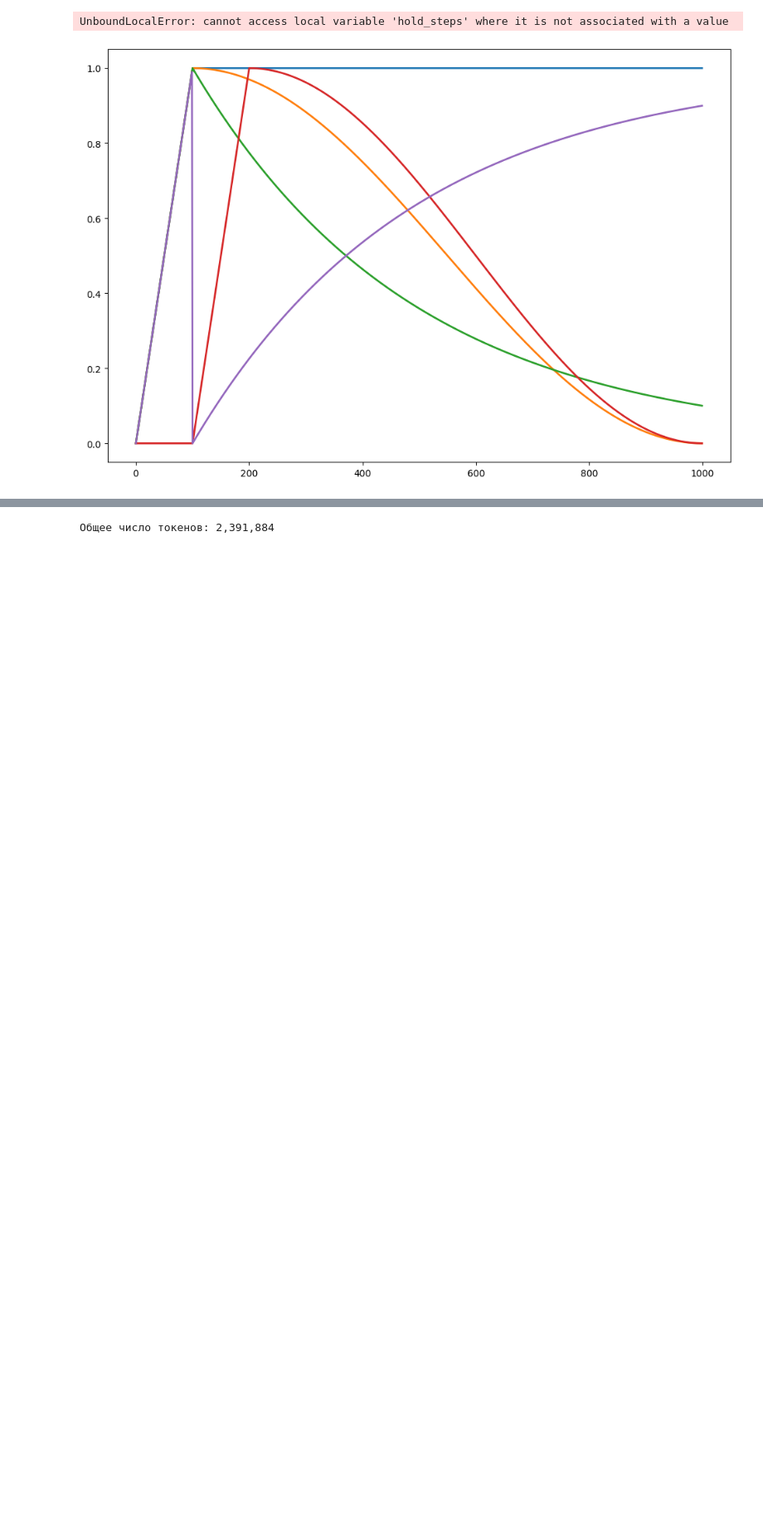
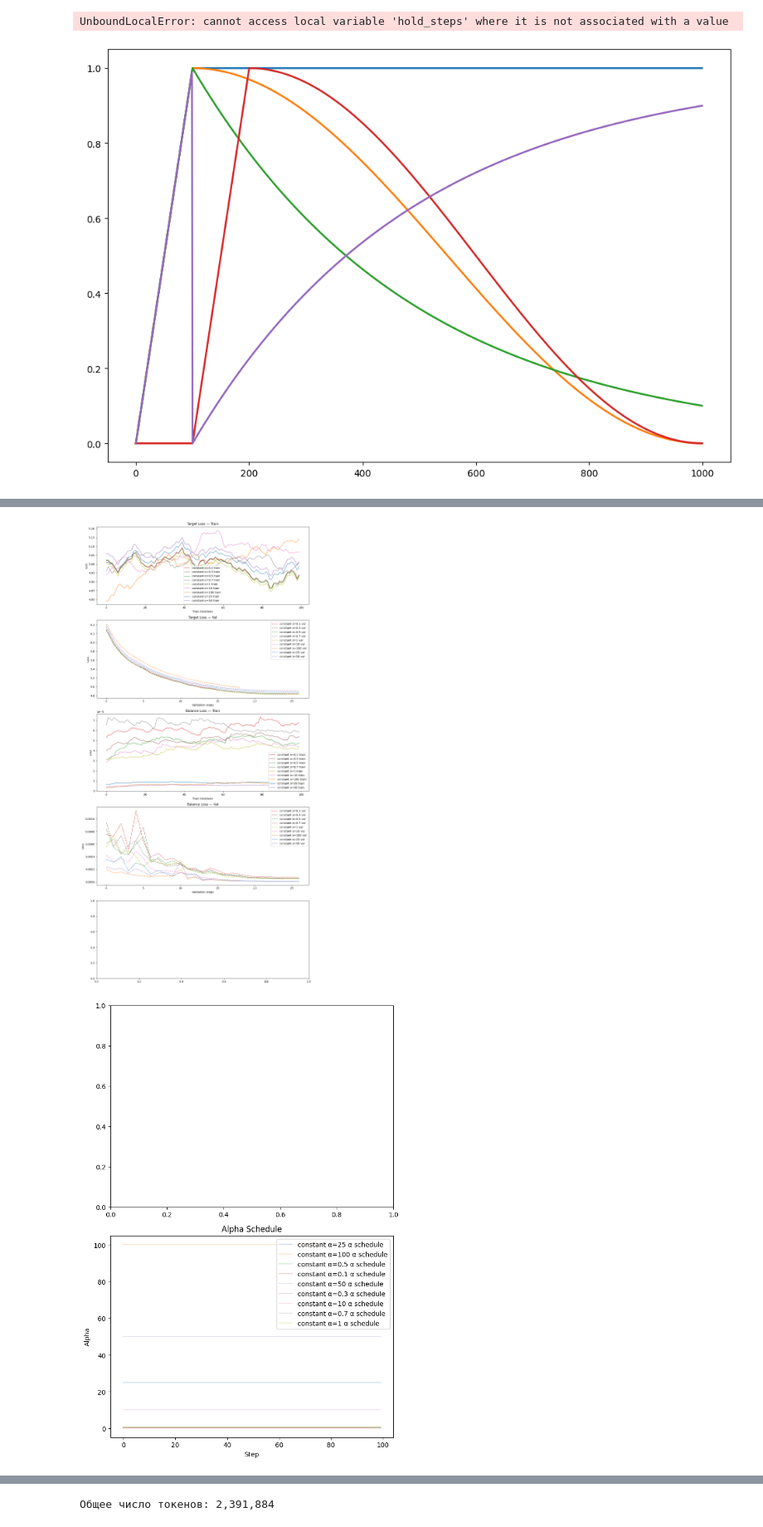
Before and after one commit to PavelPaha/Federated-Mixture-of-Experts-with-Personalized-Weighting, a Jupyter notebook: exp.ipynb, the cells around one changed output, grey strips where cells are left out. Shown at 83% size. Saved outputs shown, nothing was run; the diff lists cells and outputs as text; code cells hidden in the pictures; blank space fills up the shorter version.

```diff
--- a/exp.ipynb
+++ b/exp.ipynb
@@ -405 +450,8 @@ def visualize_experiments(dirs: list[str], suffix=None):
+# %%
+exp_dirs = [f'metrics/{d}' for d in os.listdir('metrics') if d[:-1].endswith('gpu') if 'const' in d]
+import os
+visualize_experiments(exp_dirs, suffix=100)
+# %% [output]
+[figure, added]
+[figure, added]
 # %%
```
Also changed, not shown: parts of 8 cells of this notebook, 5 other files.
